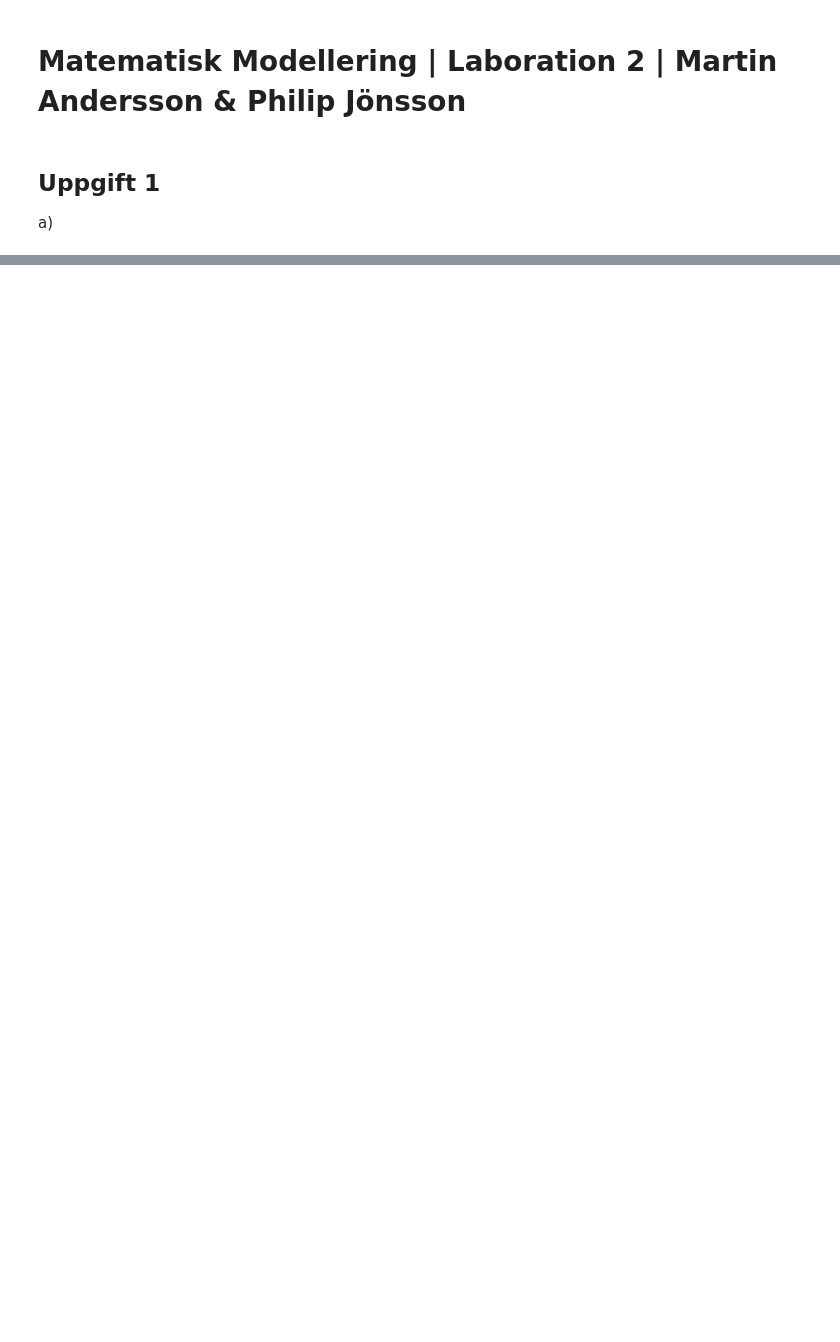
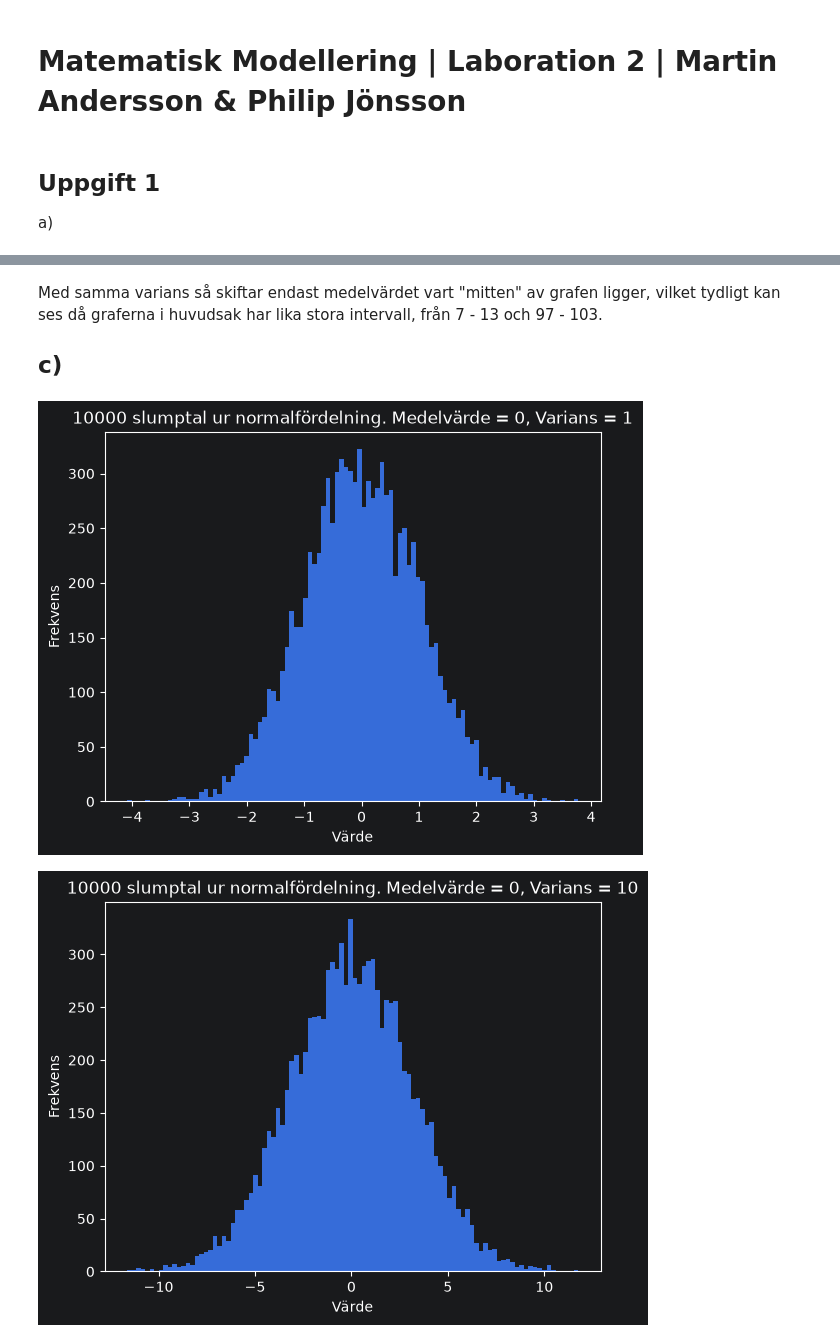
Before and after one commit to Pongstrider/Matematik_Modellering_labb2, a Jupyter notebook: sample.ipynb, the cells around one changed output, grey strips where cells are left out. Saved outputs shown, nothing was run; the diff lists cells and outputs as text; code cells hidden in the pictures; blank space fills up the shorter version.

```diff
--- a/sample.ipynb
+++ b/sample.ipynb
@@ -31,0 +32,11 @@ python_normal(10000, 100)
+# %% [markdown]
+Med samma varians så skiftar endast medelvärdet vart "mitten" av grafen ligger, vilket tydligt kan ses då graferna i huvudsak har lika stora intervall, från 7 - 13 och 97 - 103.
+
+## c)
+# %%
+varians_c = [1, 10, 50]
+for v in varians_c:
+    python_normal (10000, 0, v)
+# %% [output]
+[figure, added]
+[figure, added]
```
Also changed, not shown: parts of 7 cells of this notebook.
